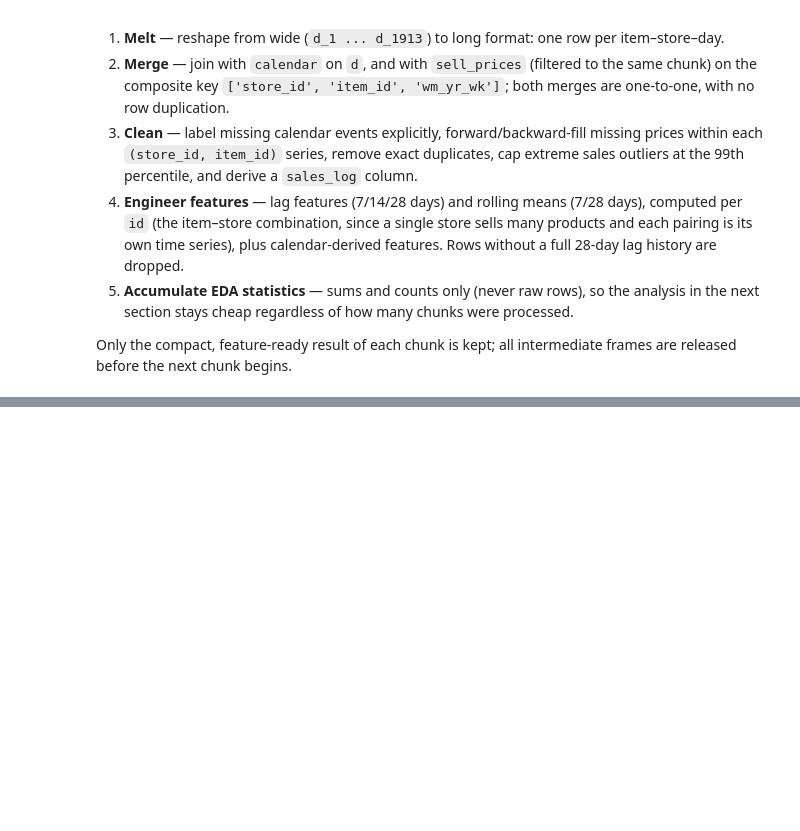
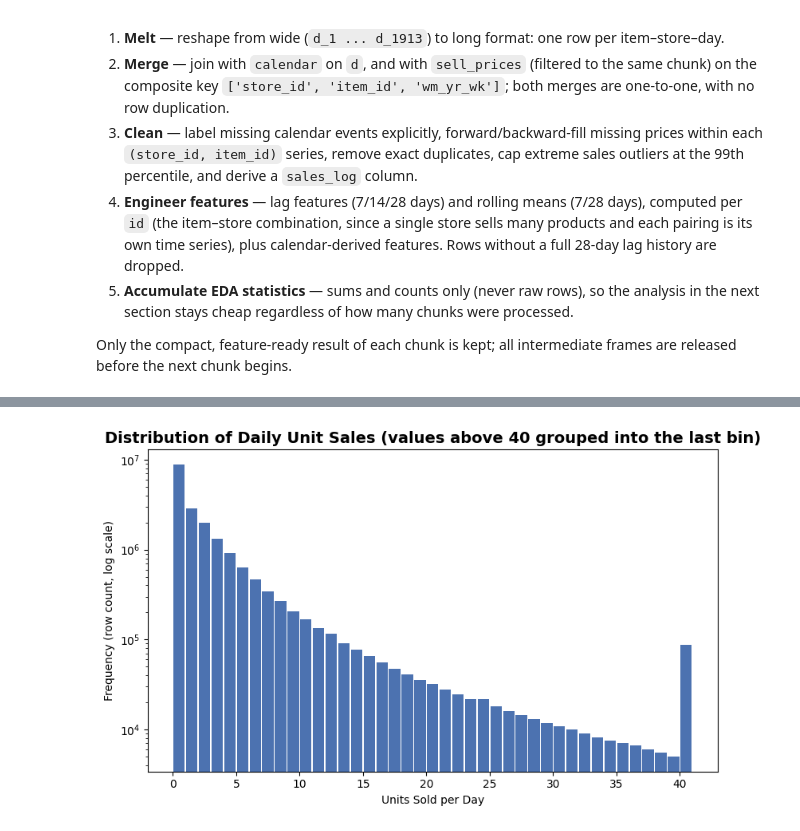
Before and after one commit to AmrKhaled545/Retail-Demand-Forecasting-Project, a Jupyter notebook: Retail_Demand_Forecasting.ipynb, the cells around one changed output, grey strips where cells are left out. Drawn from its saved outputs; the diff is of its cells as text; code cells hidden in the pictures; blank space fills up the shorter version.

```diff
--- a/Retail_Demand_Forecasting.ipynb
+++ b/Retail_Demand_Forecasting.ipynb
@@ -468,0 +510,13 @@ price_bucket_sales = (
+# %%
+plt.figure(figsize=(8, 5))
+bin_centers = (SALES_HIST_BIN_EDGES[:-1] + SALES_HIST_BIN_EDGES[1:]) / 2
+plt.bar(bin_centers, sales_hist_counts, width=0.9, color='#4c72b0')
+plt.title('Distribution of Daily Unit Sales (values above 40 grouped into the last bin)',
+          fontsize=14, fontweight='bold')
+plt.xlabel('Units Sold per Day')
+plt.ylabel('Frequency (row count, log scale)')
+plt.yscale('log')
+plt.tight_layout()
+plt.show()
+# %% [output]
+[figure, added]
```
Also changed, not shown: parts of 9 cells of this notebook.
